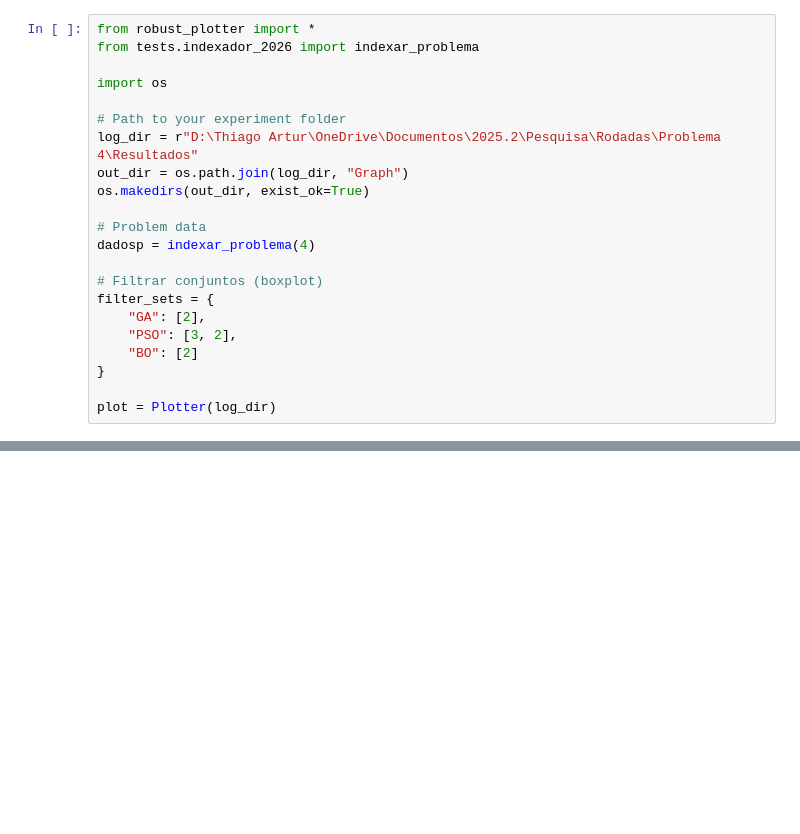
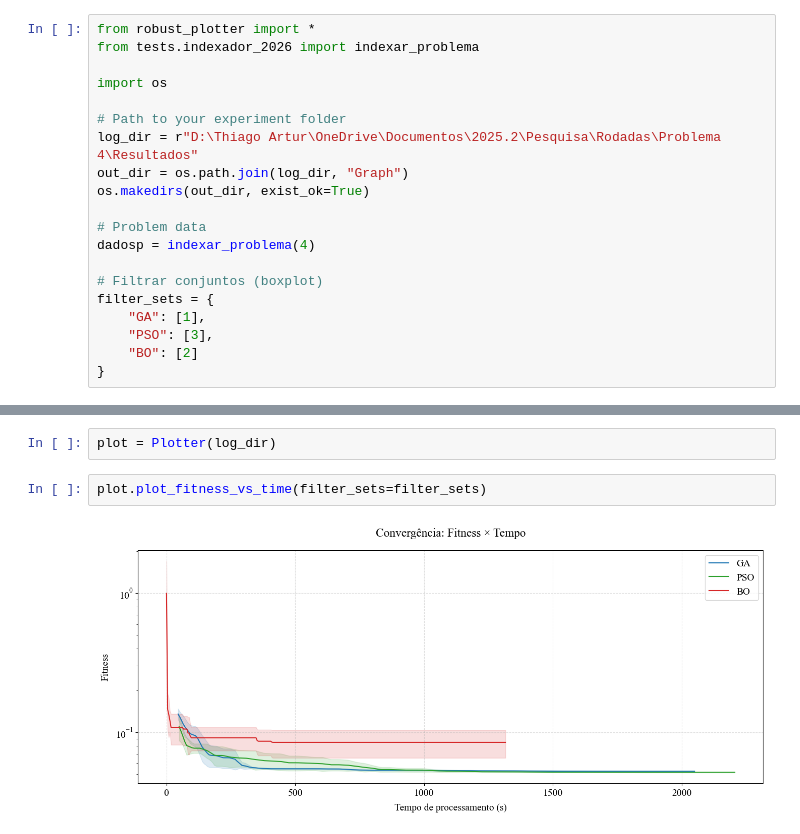
Before and after one commit to joaovfdias/optim_model_updating, a Jupyter notebook: plot/Problema 4.ipynb, the cells around one changed output, grey strips where cells are left out. Saved outputs shown, nothing was run; the diff lists cells and outputs as text; blank space fills up the shorter version.

Commit message:
[atualizações] Gráfico fitness x tempo entre algoritmos.

```diff
--- a/plot/Problema 4.ipynb
+++ b/plot/Problema 4.ipynb
@@ -14,9 +14,7 @@ dadosp = indexar_problema(4)
 
 # Filtrar conjuntos (boxplot)
 filter_sets = {
-    "GA": [2],
-    "PSO": [3, 2],
+    "GA": [1],
+    "PSO": [3],
     "BO": [2]
 }
-
-plot = Plotter(log_dir)
@@ -23,2 +41,8 @@ plot = Plotter(log_dir)
+# %%
+plot = Plotter(log_dir)
+# %%
+plot.plot_fitness_vs_time(filter_sets=filter_sets)
+# %% [output]
+[figure, added]
 # %%
 plot.plot_all_results(param_keys=dadosp.keys, key_to_name=dadosp.key_to_name, param_expected_values=dadosp.expected_values, param_search_space=dadosp.search_spaces, filter_sets=filter_sets)
```
Also changed, not shown: parts of 2 cells of this notebook, 1 other file.
